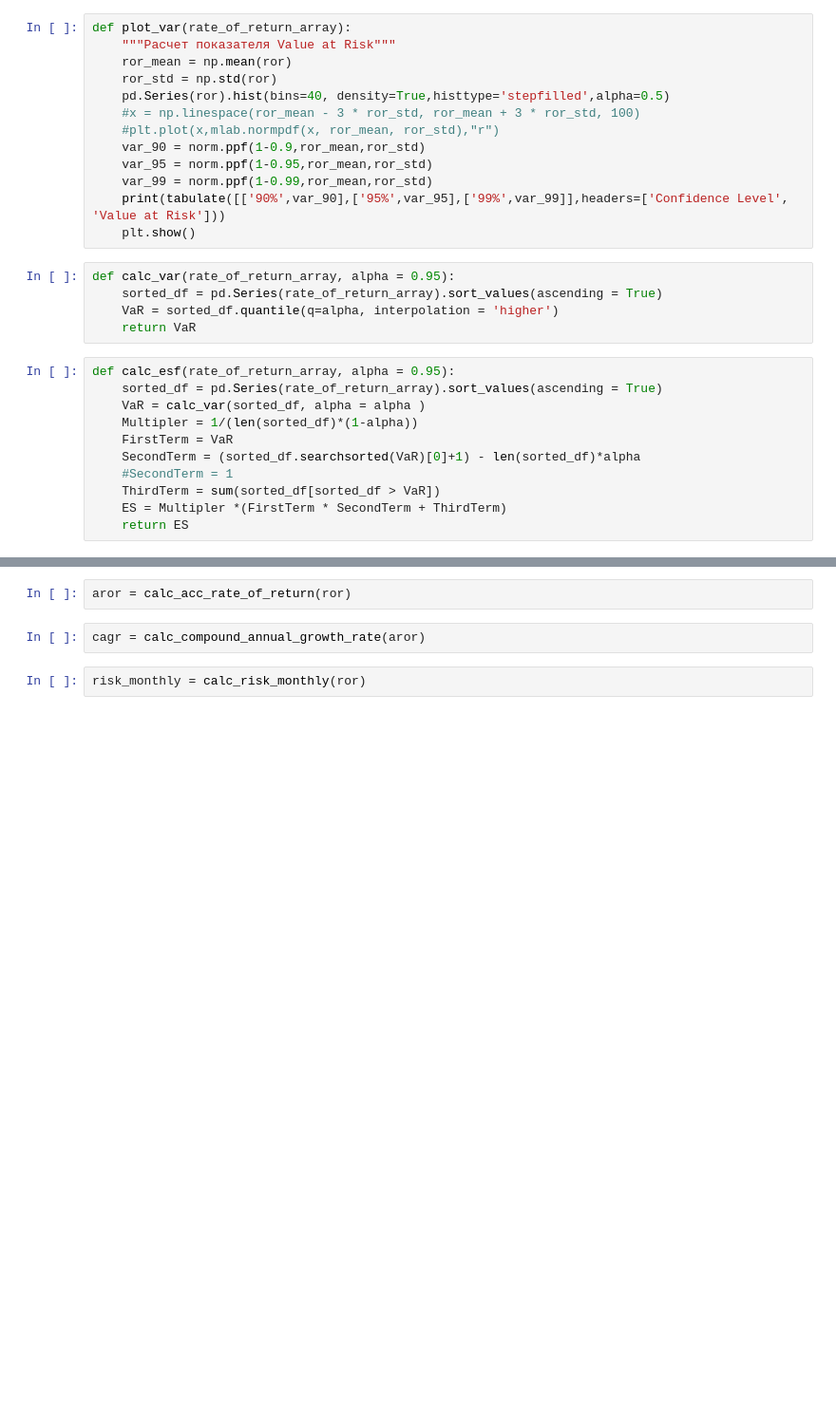
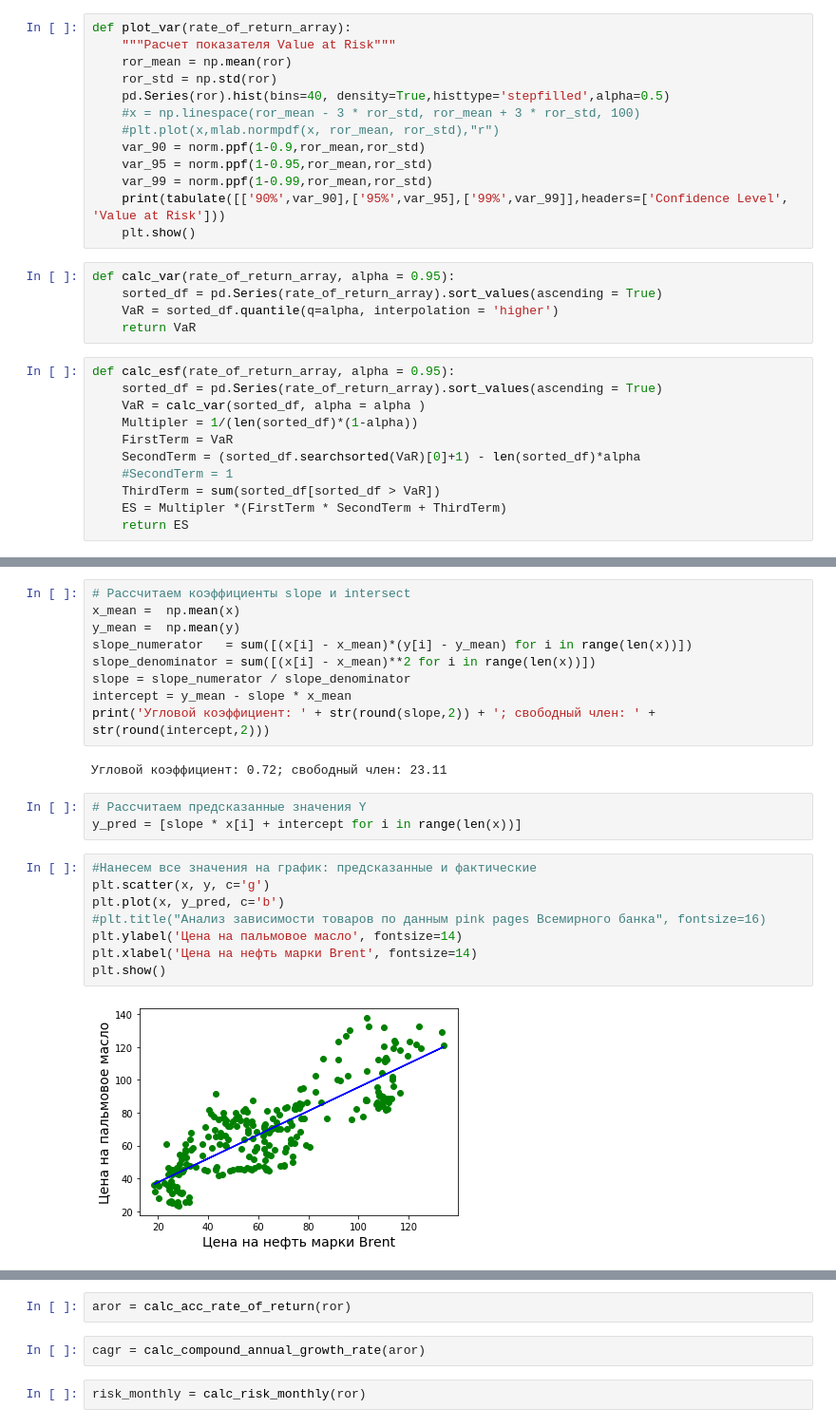
Before and after one commit to mfti-techlead/stocks_pocket, a Jupyter notebook: stocks_portfolio.ipynb, the cells around one changed output, grey strips where cells are left out. Shown at 95% size. Cells and saved outputs as stored; diff of their text form; blank space fills up the shorter version.

Commit message:
Добавил в проект построение графиков и регрессионный анализ данных ООН

```diff
--- a/stocks_portfolio.ipynb
+++ b/stocks_portfolio.ipynb
@@ -85,0 +119,24 @@ def calc_esf(rate_of_return_array, alpha = 0.95):
+# %%
+# Рассчитаем коэффициенты slope и intersect
+x_mean =  np.mean(x)
+y_mean =  np.mean(y)
+slope_numerator   = sum([(x[i] - x_mean)*(y[i] - y_mean) for i in range(len(x))])
+slope_denominator = sum([(x[i] - x_mean)**2 for i in range(len(x))])
+slope = slope_numerator / slope_denominator
+intercept = y_mean - slope * x_mean
+print('Угловой коэффициент: ' + str(round(slope,2)) + '; свободный член: ' + str(round(intercept,2)))
+# %% [output]
+Угловой коэффициент: 0.72; свободный член: 23.11
+# %%
+# Рассчитаем предсказанные значения Y
+y_pred = [slope * x[i] + intercept for i in range(len(x))]
+# %%
+#Нанесем все значения на график: предсказанные и фактические
+plt.scatter(x, y, c='g')
+plt.plot(x, y_pred, c='b')
+#plt.title("Анализ зависимости товаров по данным pink pages Всемирного банка", fontsize=16)
+plt.ylabel('Цена на пальмовое масло', fontsize=14)
+plt.xlabel('Цена на нефть марки Brent', fontsize=14)
+plt.show()
+# %% [output]
+[figure, added]
```
Also changed, not shown: parts of 10 cells of this notebook, 1 other file.
